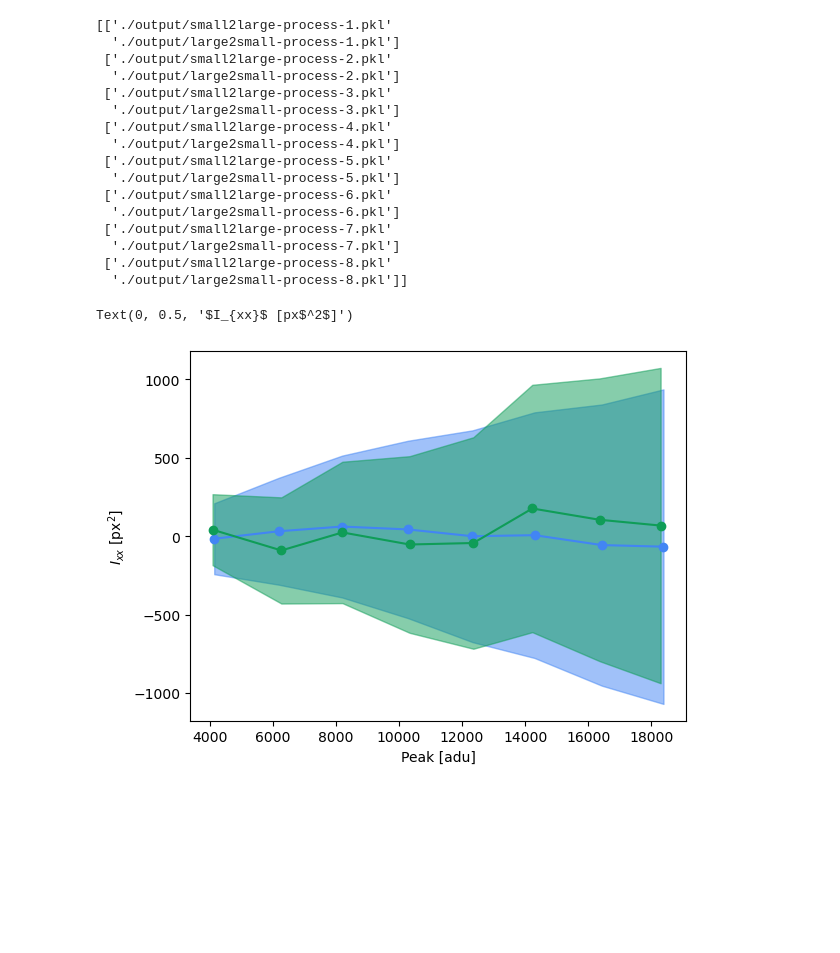
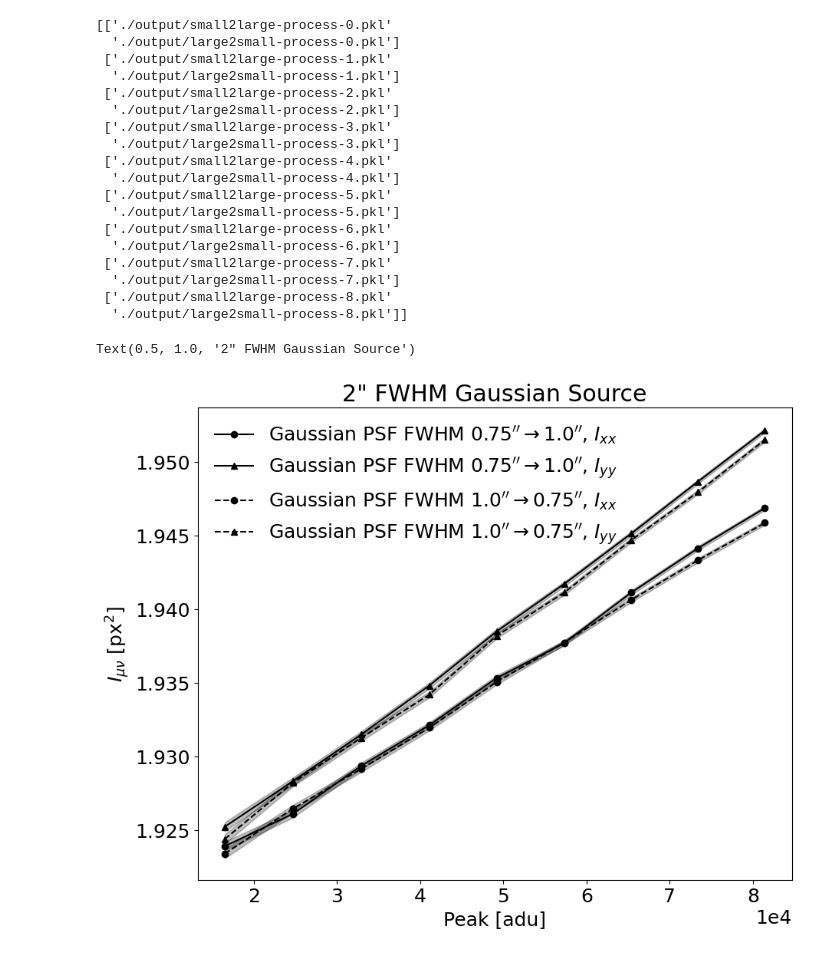
Before and after one commit to Alex-Broughton/psfxt, a Jupyter notebook: example.ipynb, the cells around one changed output. Cells and saved outputs as stored; diff of their text form; code cells hidden in the pictures; blank space fills up the shorter version.

```diff
--- a/example.ipynb
+++ b/example.ipynb
@@ -47,7 +48,8 @@ Simulation parameters:
     params['tf'] = 15.
 # %%
 # Load in the data for each simulation
-data = np.sort(np.asarray(glob.glob("./output/*[1-8].pkl")))
+data = np.sort(np.asarray(glob.glob("./output/*[0-8].pkl")))
+data = np.asarray([f for f in data if "bfstrength" not in f])
 N = int(len(data) / 2.)
 
 data = np.fliplr(data.reshape((2,N)).T)
@@ -66,7 +68,9 @@ for i, d in enumerate(data):
     small2large_data = vstack([small2large_data, Table(small2large_output)])
     large2small_data = vstack([large2small_data, Table(large2small_output)])
 # %% [output]
-[['./output/small2large-process-1.pkl'
+[['./output/small2large-process-0.pkl'
+  './output/large2small-process-0.pkl']
+ ['./output/small2large-process-1.pkl'
   './output/large2small-process-1.pkl']
  ['./output/small2large-process-2.pkl'
   './output/large2small-process-2.pkl']
@@ -83,18 +87,41 @@ for i, d in enumerate(data):
  ['./output/small2large-process-8.pkl'
   './output/large2small-process-8.pkl']]
 # %%
-plt.plot(small2large_data['peak'], small2large_data['ixx'] - small2large_data['peak'], "o-", color="#4285F4", label="$\sim 0.75{''} \rightarrow 1.0{''}$")
-plt.fill_between(small2large_data['peak'], y1 = small2large_data['ixx']- small2large_data['peak']-small2large_data['ixx_err'], y2 = small2large_data['ixx']  - small2large_data['peak'] + small2large_data['ixx_err'], color="#4285F4", alpha=0.5)
+fig = plt.figure(figsize=(10,8))
+
+import matplotlib
+matplotlib.rcParams.update({'font.size': 18})
+#4285F4
+#0F9D58
+
+indxs = np.argsort(small2large_data['peak'])
+
+plt.plot(small2large_data['peak'][indxs], small2large_data['ixx'][indxs], "o-", color="k", label=r"Gaussian PSF FWHM $0.75{''} \rightarrow 1.0{''}$, $I_{xx}$")
+plt.fill_between(small2large_data['peak'][indxs], y1 = small2large_data['ixx'][indxs]-small2large_data['ixx_err'][indxs], y2 = small2large_data['ixx'][indxs]  + small2large_data['ixx_err'][indxs], color="k", alpha=0.25)
 #plt.fill_betweenx(small2large_data['ixx'], x1 = small2large_data['peak']-small2large_data['peak_err'], x2 = small2large_data['peak'] + small2large_data['peak_err'], color="#4285F4", alpha=0.5)
 
-plt.plot(large2small_data['peak'], large2small_data['ixx'] - large2small_data['peak'], "o-", color="#0F9D58", label="$\sim 1.0{''} \rightarrow 0.75{''}$")
-plt.fill_between(large2small_data['peak'], y1 = large2small_data['ixx']- large2small_data['peak']-large2small_data['ixx_err'], y2 = large2small_data['ixx']- large2small_data['peak'] + large2small_data['ixx_err'], color="#0F9D58", alpha=0.5)
+plt.plot(small2large_data['peak'][indxs], small2large_data['iyy'][indxs], "^-", color="k", label=r"Gaussian PSF FWHM $0.75{''} \rightarrow 1.0{''}$, $I_{yy}$")
+plt.fill_between(small2large_data['peak'][indxs], y1 = small2large_data['iyy'][indxs]-small2large_data['iyy_err'][indxs], y2 = small2large_data['iyy'][indxs]  + small2large_data['iyy_err'][indxs], color="k", alpha=0.25)
+#plt.fill_betweenx(small2large_data['ixx'], x1 = small2large_data['peak']-small2large_data['peak_err'], x2 = small2large_data['peak'] + small2large_data['peak_err'], color="#4285F4", alpha=0.5)
+
+indxs = np.argsort(large2small_data['peak'])
+
+plt.plot(large2small_data['peak'][indxs], large2small_data['ixx'][indxs], "o--", color="k", label=r"Gaussian PSF FWHM $1.0{''} \rightarrow 0.75{''}$, $I_{xx}$")
+plt.fill_between(large2small_data['peak'][indxs], y1 = large2small_data['ixx'][indxs]-large2small_data['ixx_err'][indxs], y2 = large2small_data['ixx'][indxs] + large2small_data['ixx_err'][indxs], color="k", alpha=0.25)
+#plt.fill_betweenx(large2small_data['ixx'], x1 = large2small_data['peak']-large2small_data['peak_err'], x2 = large2small_data['peak'] + large2small_data['peak_err'], color="#0F9D58", alpha=0.5)
+
+plt.plot(large2small_data['peak'][indxs], large2small_data['iyy'][indxs], "^--", color="k", label=r"Gaussian PSF FWHM $1.0{''} \rightarrow 0.75{''}$, $I_{yy}$")
+plt.fill_between(large2small_data['peak'][indxs], y1 = large2small_data['iyy'][indxs]-large2small_data['iyy_err'][indxs], y2 = large2small_data['iyy'][indxs] + large2small_data['iyy_err'][indxs], color="k", alpha=0.25)
 #plt.fill_betweenx(large2small_data['ixx'], x1 = large2small_data['peak']-large2small_data['peak_err'], x2 = large2small_data['peak'] + large2small_data['peak_err'], color="#0F9D58", alpha=0.5)
 
 
 plt.xlabel("Peak [adu]")
-plt.ylabel("$I_{xx}$ [px$^2$]")
+plt.ylabel(r"$I_{\mu\nu}$ [px$^2$]")
+
+plt.ticklabel_format(style='sci', axis='x', scilimits=(0,0))
+plt.legend(frameon=False)
+plt.title("2\" FWHM Gaussian Source")
 # %% [output]
-Text(0, 0.5, '$I_{xx}$ [px$^2$]')
+Text(0.5, 1.0, '2" FWHM Gaussian Source')
-[figure, old version]
+[figure, new version]
 # %%
```
Also changed, not shown: parts of 9 cells of this notebook, 54 other files.
